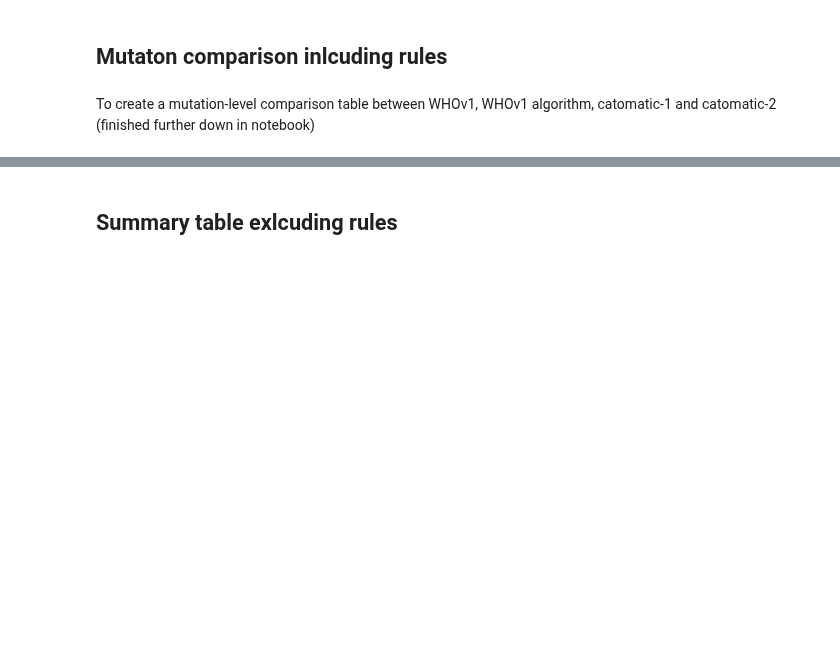
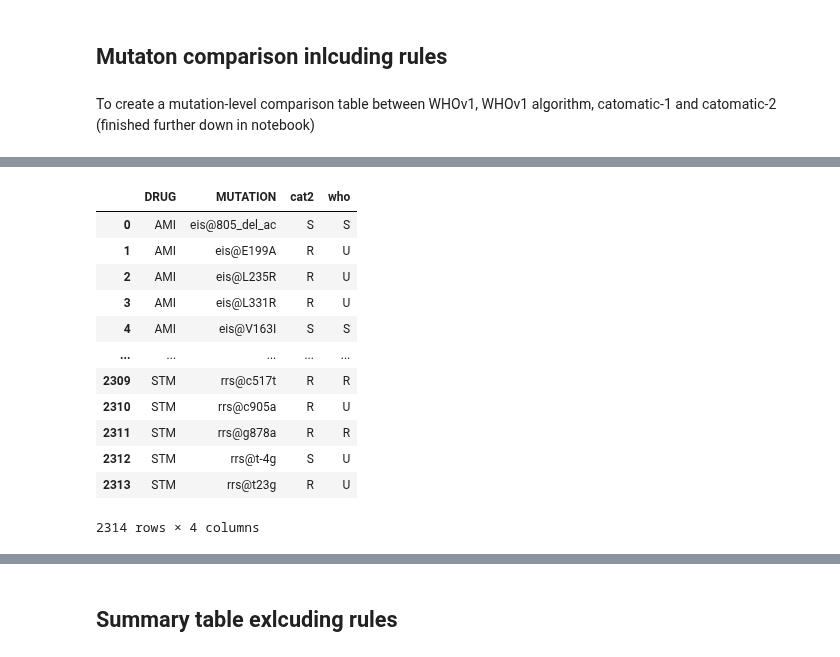
Before and after one commit to fowler-lab/cryptic-catalogues-2025, a Jupyter notebook: 05-discrepency-analysis.ipynb, the cells around one changed output, grey strips where cells are left out. Cells and saved outputs as stored; diff of their text form; code cells hidden in the pictures; blank space fills up the shorter version.

```diff
--- a/05-discrepency-analysis.ipynb
+++ b/05-discrepency-analysis.ipynb
@@ -378,0 +379,66 @@ See the caveats in the documentation: https://pandas.pydata.org/pandas-docs/stab
+# %%
+#catomatic2
+
+cat2, u_cat2_all = load_catomatic_catalogues(
+    'results/grid_search/opt_cats_MTBC-CRyPTICv1.1.1-2025.8.csv',
+    './catalogues/MTBC-CRyPTICv3.4.0-2025.8/grid_search'
+)
+cat2 = cat2[['DRUG', 'MUTATION', 'PREDICTION']]
+
+expanded_catalogues2 = functions.expand_catalogue_pair(
+    cat2, who, valid_drugs, 'RUS', ('cat2', 'who'), who_cat='WHOv1'
+)
+
+all_drugs_merged_2 = pd.concat(
+    (expanded_catalogues2[drug]['merged'] for drug in valid_drugs),
+    ignore_index=True
+)
+
+suffixes = ('cat2', 'who')
+all_drugs_merged_2['PREDICTION_PAIR'] = all_drugs_merged_2.apply(
+    utils.classify_predictions, axis=1, args=(suffixes,)
+)
+
+all_drugs_merged_2['DRUG'] = all_drugs_merged_2['DRUG_who'].combine_first(
+    all_drugs_merged_2['DRUG_cat2']
+)
+
+
+# Prefer rows where both sides are present, then keep the first one.
+all_drugs_merged_2['_both_present'] = (
+    all_drugs_merged_2['PREDICTION_cat2'].notna() &
+    all_drugs_merged_2['PREDICTION_who'].notna()
+)
+
+resolved_2 = (
+    all_drugs_merged_2
+    .sort_values(['DRUG', 'MUTATION', '_both_present'], ascending=[True, True, False])
+    .drop_duplicates(['DRUG', 'MUTATION'], keep='first')
+    .copy()
+)
+
+# Split "R.U" into two columns
+resolved_2[['cat2', 'who']] = resolved_2['PREDICTION_PAIR'].str.split('.', n=1, expand=True)
+
+mutation_table_2 = (
+    resolved_2[['DRUG', 'MUTATION', 'cat2', 'who']]
+    .sort_values(['DRUG', 'MUTATION'])
+    .reset_index(drop=True)
+)
+
+cat2_who_rules_mutations = mutation_table_2
+cat2_who_rules_mutations
+# %% [output]
+|  | DRUG | MUTATION | cat2 | who |
+| 0 | AMI | eis@805_del_ac | S | S |
+| 1 | AMI | eis@E199A | R | U |
+| 2 | AMI | eis@L235R | R | U |
+| 3 | AMI | eis@L331R | R | U |
+| 4 | AMI | eis@V163I | S | S |
+| ... | ... | ... | ... | ... |
+| 2309 | STM | rrs@c517t | R | R |
+| 2310 | STM | rrs@c905a | R | U |
+| 2311 | STM | rrs@g878a | R | R |
+| 2312 | STM | rrs@t-4g | S | U |
+| 2313 | STM | rrs@t23g | R | U |
+2314 rows × 4 columns
```
Also changed, not shown: parts of 16 cells of this notebook, 11 other files.
